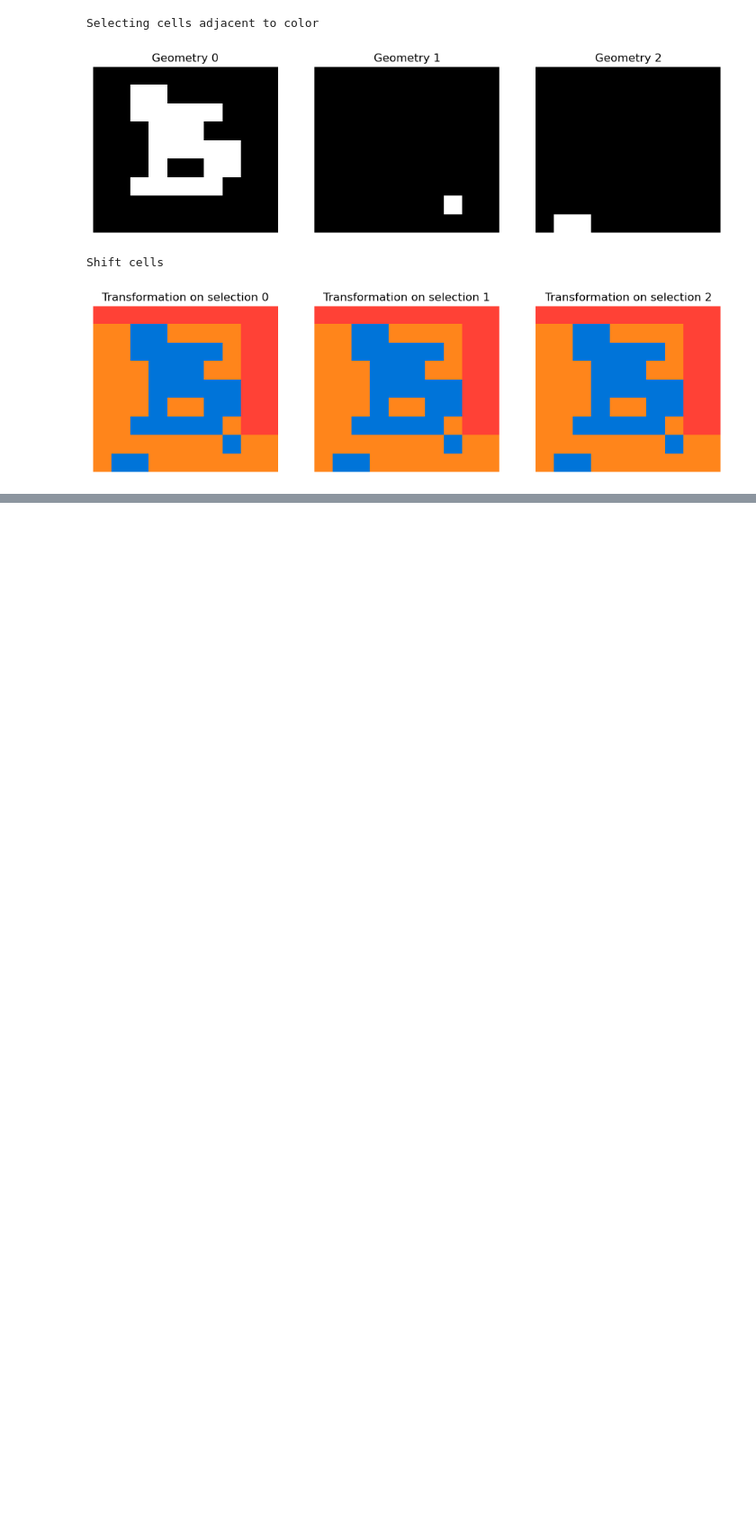
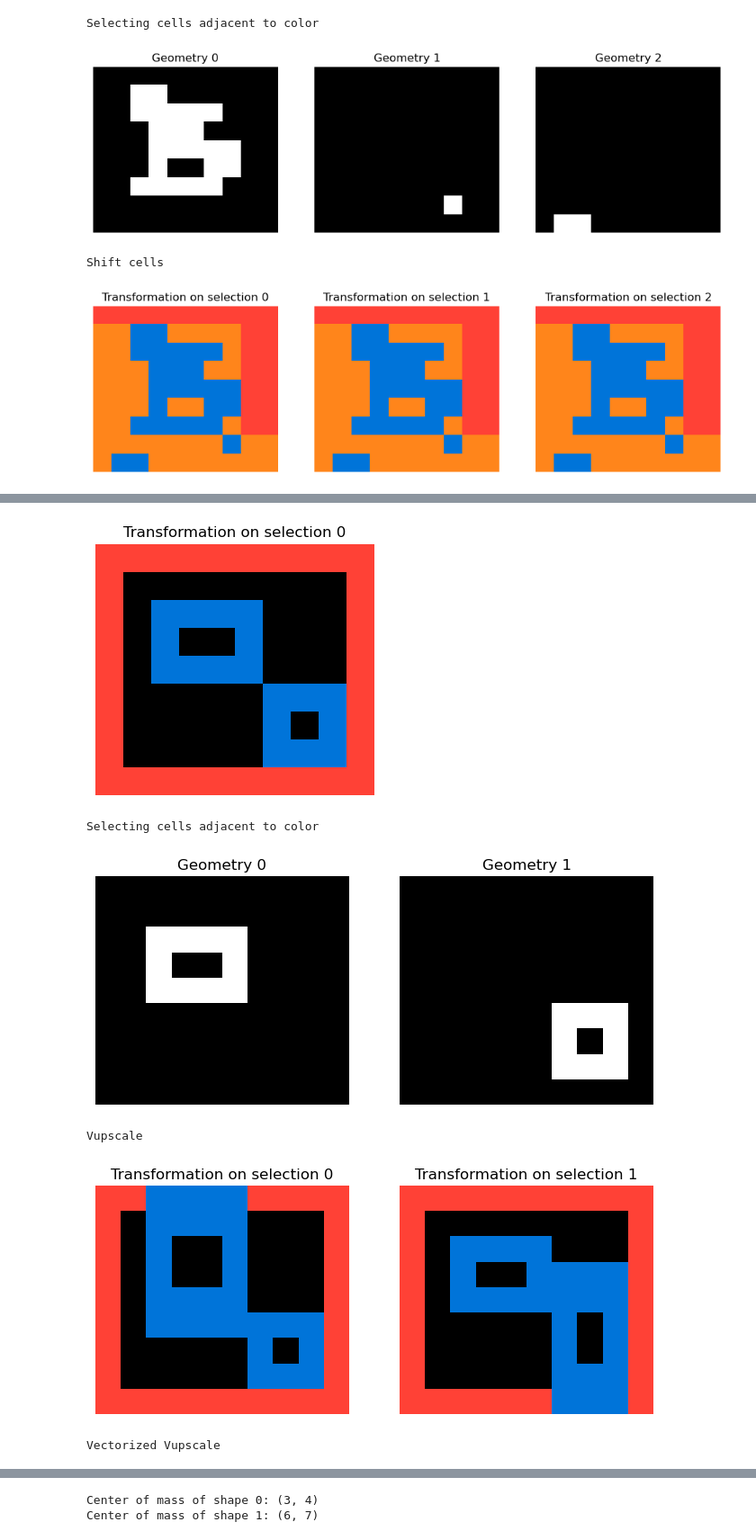
Before and after one commit to francescobraicovich/ARC2, a Jupyter notebook: code/exploration.ipynb, the cells around one changed output, grey strips where cells are left out. Shown at 90% size. Cells and saved outputs as stored; diff of their text form; code cells hidden in the pictures; blank space fills up the shorter version.

```diff
--- a/code/exploration.ipynb
+++ b/code/exploration.ipynb
@@ -374,0 +428,60 @@ Shift cells
+# %%
+import numpy as np
+from dsl.select import Selector
+from dsl.transform import Transformer
+from dsl.transform import Transformer
+from dsl.utilities.plot import plot_grid_3d, plot_selection, plot_grid
+from dsl.utilities.transformation_utilities import center_of_mass
+
+
+arr1 = np.array([
+       [2, 2, 2, 2, 2, 2, 2, 2, 2, 2],
+       [2, 0, 0, 0, 0, 0, 0, 0, 0, 2],
+       [2, 0, 1, 1, 1, 1, 0, 0, 0, 2],
+       [2, 0, 1, 0, 0, 1, 0, 0, 0, 2],
+       [2, 0, 1, 1, 1, 1, 0, 0, 0, 2],
+       [2, 0, 0, 0, 0, 0, 1, 1, 1, 2],
+       [2, 0, 0, 0, 0, 0, 1, 0, 1, 2],
+       [2, 0, 0, 0, 0, 0, 1, 1, 1, 2],
+       [2, 2, 2, 2, 2, 2, 2, 2, 2, 2]])
+
+arr2 = np.array([
+       [2, 2, 2, 2, 2, 2, 2, 2, 2, 2],
+       [2, 0, 0, 0, 0, 0, 0, 0, 0, 2],
+       [2, 0, 1, 1, 1, 1, 0, 0, 0, 2],
+       [2, 0, 1, 0, 0, 1, 0, 0, 0, 2],
+       [2, 0, 1, 1, 1, 1, 0, 0, 0, 2],
+       [2, 0, 0, 0, 0, 0, 1, 1, 1, 2],
+       [2, 0, 0, 0, 0, 0, 1, 0, 1, 2],
+       [2, 0, 0, 0, 0, 0, 1, 1, 1, 2],
+       [2, 2, 2, 2, 2, 2, 2, 2, 2, 2]])
+
+# plot the array as an image
+plot_grid(arr1)
+sel1 = Selector(arr1.shape)
+sel2 = Selector(arr2.shape)
+trn = Transformer()
+print('Selecting cells adjacent to color')
+selection4 = sel1.select_connected_shapes(arr1, 1)
+selection5 = sel2.select_connected_shapes(arr2, 1)
+plot_selection(selection4)
+print('Vupscale')
+transformed5 = trn.vupscale(arr1, selection4, 2)
+plot_grid_3d(transformed5)
+print('Vectorized Vupscale')
+transformed6 = trn.vectorized_vupscale(arr2, selection4, 2)
+plot_grid_3d(transformed6)
+
+
+
+CoM1 = center_of_mass(selection4[0])
+CoM2 = center_of_mass(selection4[1])
+print(f'Center of mass of shape 0: {CoM1}')
+print(f'Center of mass of shape 1: {CoM2}')
+# %% [output]
+[figure, added]
+Selecting cells adjacent to color
+[figure, added]
+Vupscale
+[figure, added]
+Vectorized Vupscale
@@ -374,0 +489,2 @@ Shift cells
+Center of mass of shape 0: (3, 4)
+Center of mass of shape 1: (6, 7)
```
Also changed, not shown: parts of 2 cells of this notebook, 2 other files.
